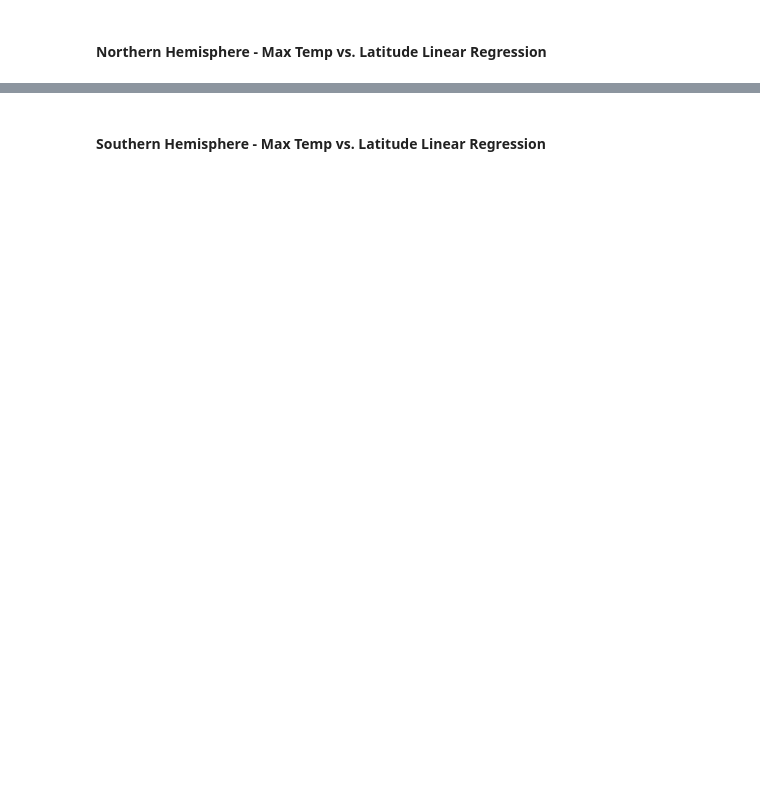
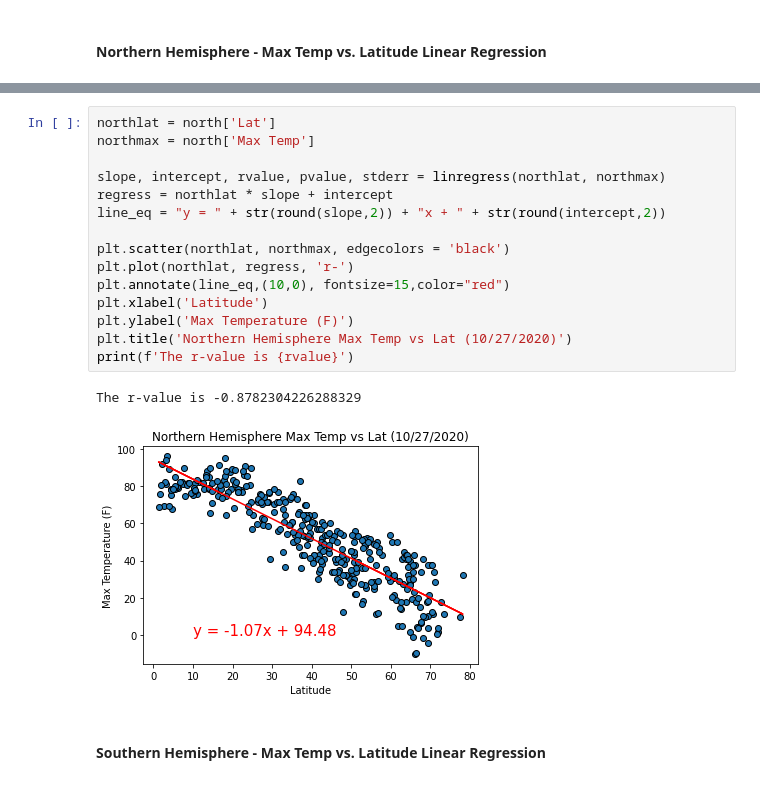
Before and after one commit to Blashford/Python-api-challenge, a Jupyter notebook: Weatherpy.ipynb, the cells around one changed output, grey strips where cells are left out. Drawn from its saved outputs; the diff is of its cells as text; blank space fills up the shorter version.

```diff
--- a/Weatherpy.ipynb
+++ b/Weatherpy.ipynb
@@ -246,2 +242,20 @@ The r-value is: 0.46937863826630627
+# %%
+northlat = north['Lat']
+northmax = north['Max Temp']
+
+slope, intercept, rvalue, pvalue, stderr = linregress(northlat, northmax)
+regress = northlat * slope + intercept
+line_eq = "y = " + str(round(slope,2)) + "x + " + str(round(intercept,2))
+
+plt.scatter(northlat, northmax, edgecolors = 'black')
+plt.plot(northlat, regress, 'r-')
+plt.annotate(line_eq,(10,0), fontsize=15,color="red")
+plt.xlabel('Latitude')
+plt.ylabel('Max Temperature (F)')
+plt.title('Northern Hemisphere Max Temp vs Lat (10/27/2020)')
+print(f'The r-value is {rvalue}')
+# %% [output]
+The r-value is -0.8782304226288329
+[figure, added]
 # %% [markdown]
 ####  Southern Hemisphere - Max Temp vs. Latitude Linear Regression
```
Also changed, not shown: parts of 16 cells of this notebook.
